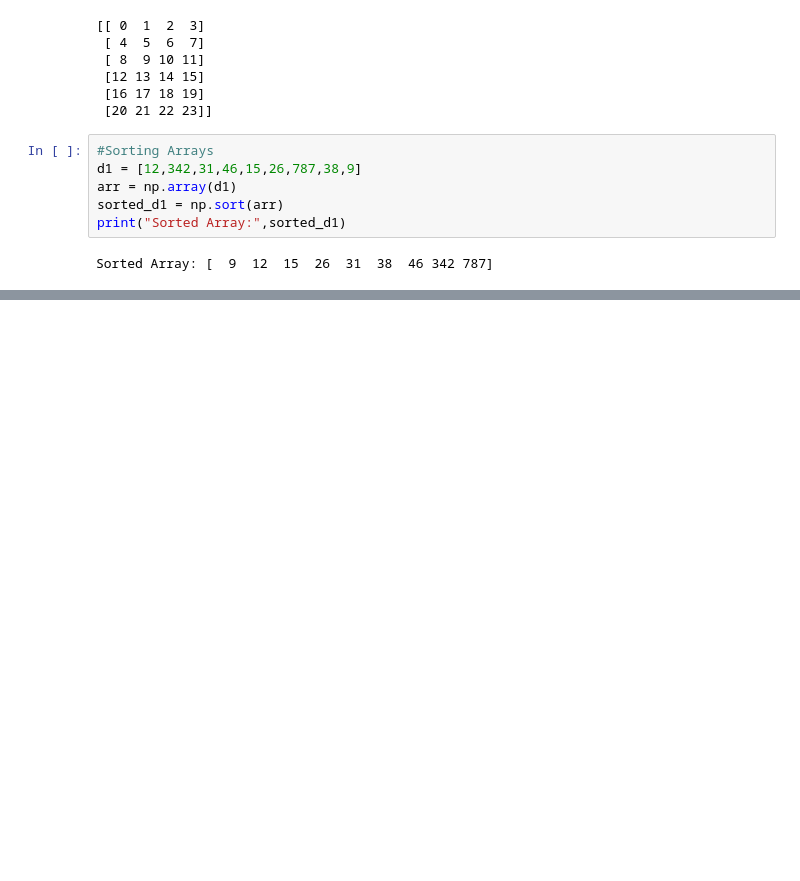
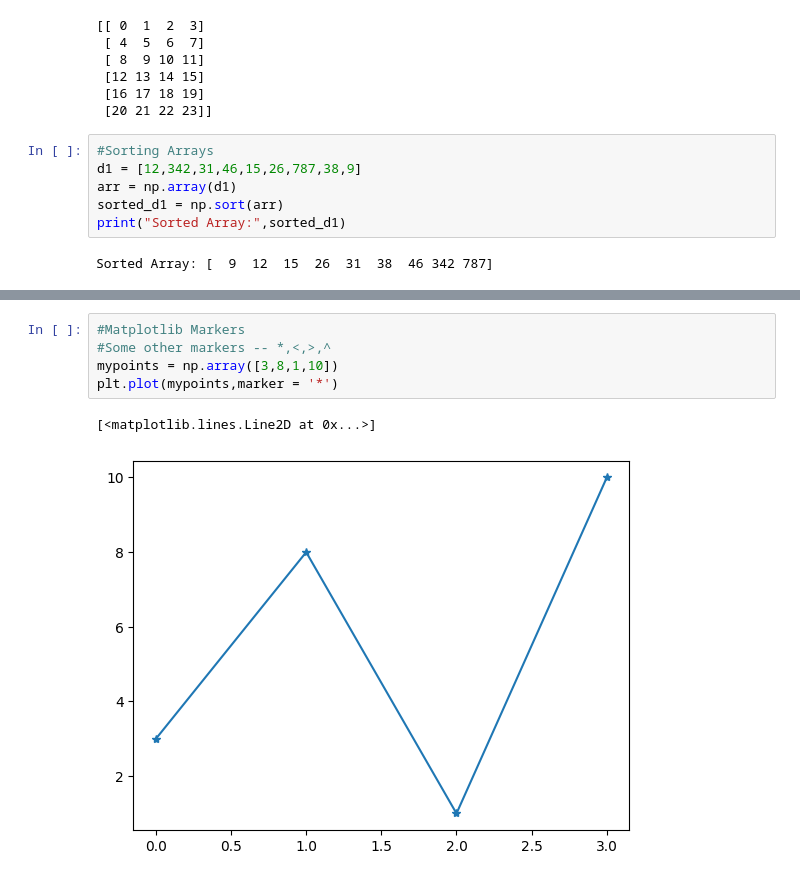
Before and after one commit to ShonenSyntax/college-worksheets, a Jupyter notebook: Exp 1.2.ipynb, the cells around one changed output, grey strips where cells are left out. Drawn from its saved outputs; the diff is of its cells as text; blank space fills up the shorter version.

```diff
--- a/Exp 1.2.ipynb
+++ b/Exp 1.2.ipynb
@@ -116,0 +137,8 @@ Sorted Array: [  9  12  15  26  31  38  46 342 787]
+# %%
+#Matplotlib Markers
+#Some other markers -- *,<,>,^
+mypoints = np.array([3,8,1,10])
+plt.plot(mypoints,marker = '*')
+# %% [output]
+[<matplotlib.lines.Line2D at 0x...>]
+[figure, added]
```
Also changed, not shown: parts of 7 cells of this notebook.
